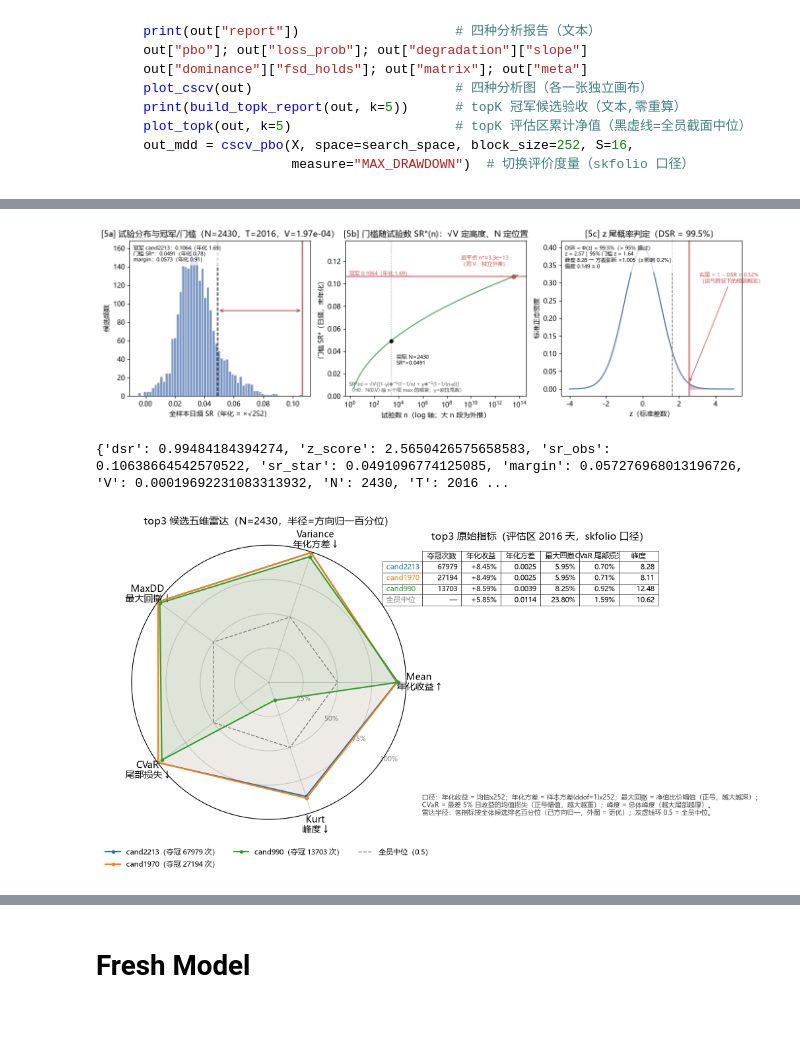
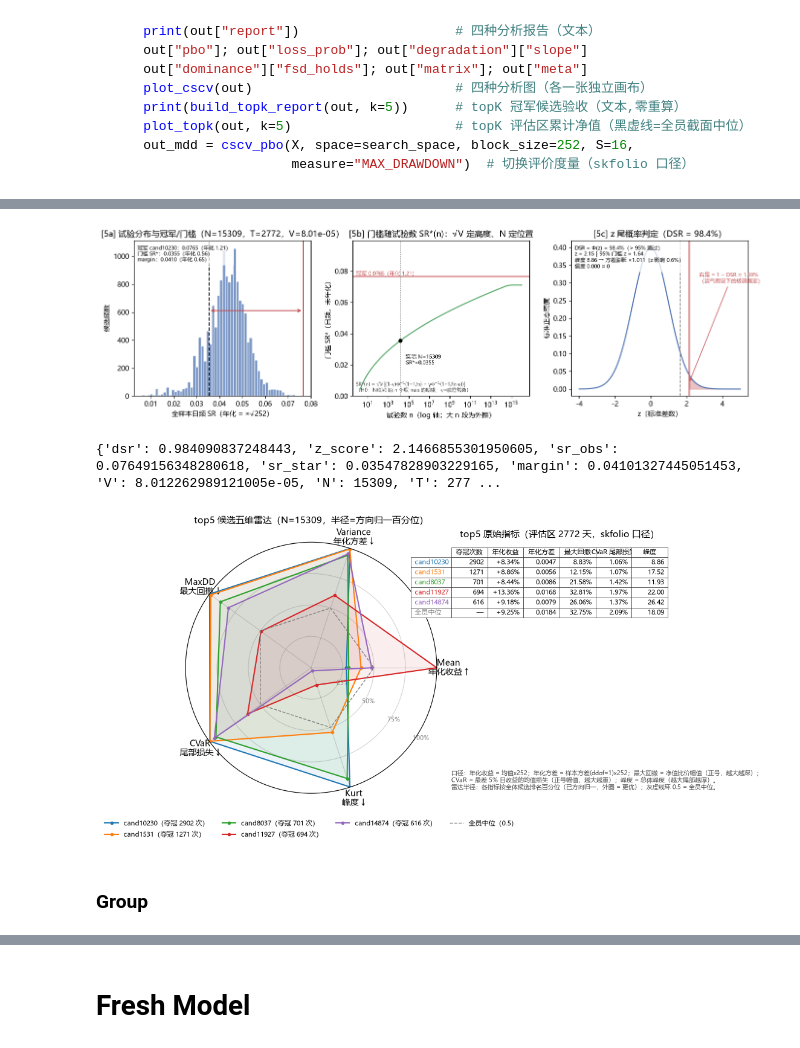
Before and after one commit to wang-jinghui/machine-learning-for-trading, a Jupyter notebook: case_studies/lazy_trading/CSCV_PBO_V3.ipynb, the cells around one changed output, grey strips where cells are left out. Saved outputs shown, nothing was run; the diff lists cells and outputs as text; code cells hidden in the pictures; blank space fills up the shorter version.

````diff
--- a/case_studies/lazy_trading/CSCV_PBO_V3.ipynb
+++ b/case_studies/lazy_trading/CSCV_PBO_V3.ipynb
@@ -24,8 +24,8 @@ plt.rcParams["axes.unicode_minus"] = False   # 关键: 负号才不会变方块
 prices = pl.read_parquet("hs_funds_prices.parquet").to_pandas()
 prices = prices.set_index('timestamp')
 prices = prices.ffill()
-prices = prices[prices.index.year > 2014]
-#prices = prices[prices.index.year < 2022]
+prices = prices[prices.index.year > 2011]
+prices = prices[prices.index.year < 2026]
 all_symbols = prices.columns
 log_print(f"资产池: {len(all_symbols)} 只 | {len(prices)} 天 | {prices.index[0].date()} ~ {prices.index[-1].date()}")
 
@@ -69,8 +69,8 @@ X_net Inf列 0
                        measure="MAX_DRAWDOWN")  # 切换评价度量（skfolio 口径）
 ```
 # %%
-search_space = {'nondomin__min_n_assets': {'low': 5, 'high': 95, 'step': 10},
- 'nondomin__threshold': {'low': -0.5, 'high': -0.5, 'step': 0.1},
+search_space = {'nondomin__min_n_assets': {'low': 15, 'high': 95, 'step': 10},
+ 'nondomin__threshold': {'low': -0.9, 'high': -0.3, 'step': 0.1},
  'correlate__threshold': {'low': 0.1, 'high': 0.9, 'step': 0.1},
  'extremes__k': {'low': 0.1, 'high': 0.9, 'step': 0.1},
  'nondomin__fitness_measures': [
@@ -91,9 +91,11 @@ search_space = {'nondomin__min_n_assets': {'low': 5, 'high': 95, 'step': 10},
     #'mean-std-maxdd-kurt',
     #'mean-std-cvar-kurt',
     #'sharpe-maxdd-kurt',
-    'sharpe-avgdd-kurt'
+    #'calmar-maxdd-kurt',
+    'sortino-maxdd-kurt'
+    #'sharpe-avgdd-kurt'
     ],
- 'train_size': {'low': 252, 'high': 756, 'step': 252}}  # inner train size
+ 'train_size': {'low': 252, 'high': 504, 'step': 126}}  # inner train size
 log_print(search_space, section='Search Space', echo=False)
 compute_grid_size(search_space)
 # %% [output]
@@ -101,3 +103,3 @@ compute_grid_size(search_space)
 # %%
-out = cscv_pbo(X, space=search_space, block_size=252, S=20)
+out = cscv_pbo(X, space=search_space, block_size=252, S=16)
 # %% [output]
@@ -188,12 +190,14 @@ info = calc_dsr_from_matrix(out["matrix"])
 # %%
 plot_dsr(out, dsr=info)   # info 就是你已有那格算好的 dict；不传也行，内部会重算
 # %% [output]
-[figure, old version]
+[figure, new version]
 # %%
 log_print(info, section='DSR',echo=True)
 # %% [output]
-{'dsr': 0.99484184394274, 'z_score': 2.5650426575658583, 'sr_obs': 0.10638664542570522, 'sr_star': 0.0491096774125085, 'margin': 0.057276968013196726, 'V': 0.00019692231083313932, 'N': 2430, 'T': 2016 ...
+{'dsr': 0.984090837248443, 'z_score': 2.1466855301950605, 'sr_obs': 0.07649156348280618, 'sr_star': 0.03547828903229165, 'margin': 0.04101327445051453, 'V': 8.012262989121005e-05, 'N': 15309, 'T': 277 ...
 # %%
-plot_topk_radar(out, k=3)
+plot_topk_radar(out, k=5)
 # %% [output]
-[figure, old version]
+[figure, new version]
+# %% [markdown]
+### Group
````
Also changed, not shown: parts of 10 cells of this notebook.
